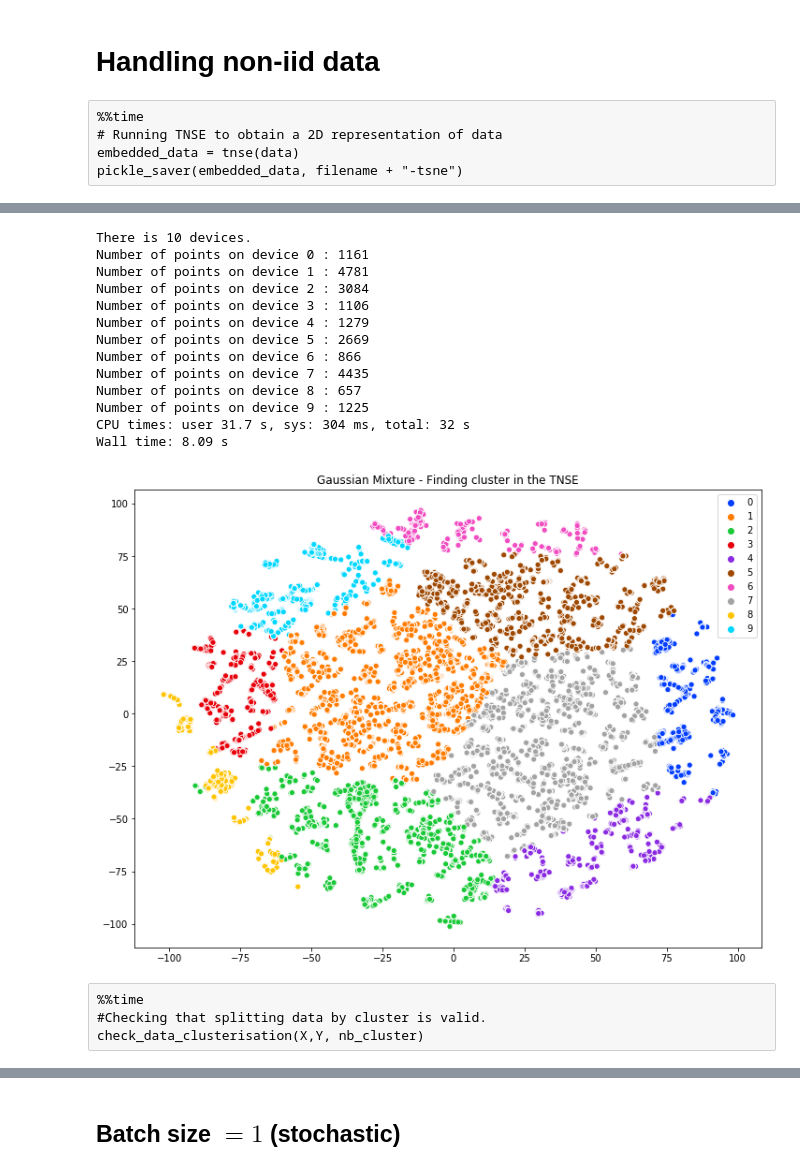
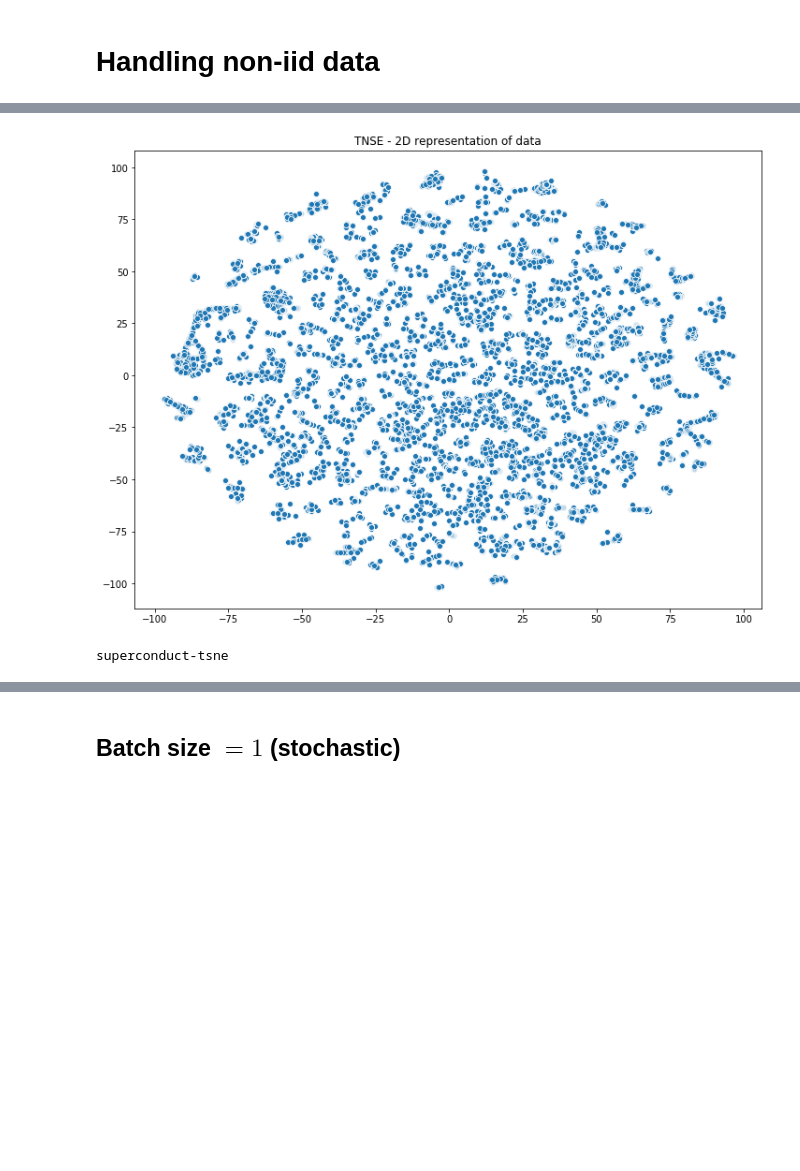
Before and after one commit to philipco/artemis-bidirectional-compression, a Jupyter notebook: notebook/superconduct.ipynb, the cells around one changed output, grey strips where cells are left out. Cells and saved outputs as stored; diff of their text form; code cells hidden in the pictures; blank space fills up the shorter version.

Commit message:
Add 4iters in clusterisation

```diff
--- a/notebook/superconduct.ipynb
+++ b/notebook/superconduct.ipynb
@@ -238,7 +235,8 @@ plot_error_dist(res.get_loss(obj), res.names, res.nb_devices_for_the_run, dim_no
 # %% [markdown]
 # Handling non-iid data
-# %% [raw]
-%%time
-# Running TNSE to obtain a 2D representation of data
-embedded_data = tnse(data)
-pickle_saver(embedded_data, filename + "-tsne")
+# %%
+%%time
+# Running TNSE to obtain a 2D representation of data
+embedded_data = tnse(data)
+pickle_saver(embedded_data, "{0}-tsne".format(filename))
+# %% [output]
@@ -245,28 +245,13 @@ pickle_saver(embedded_data, filename + "-tsne")
+[figure, added]
 # %%
 %%time
 nb_cluster = nb_devices_for_the_run
-embedded_data = pickle_loader(filename + "-tsne")
+print("{0}-tsne".format(filename))
+embedded_data = pickle_loader("{0}-tsne".format(filename))
 # Finding clusters in the TNSE
 predicted_cluster = find_cluster(embedded_data, nb_cluster)
 # With the found clusters, splitting data.
 X, Y = clustering_data(data, predicted_cluster, "critical_temp", nb_cluster, scale_Y=True)
-dim_notebook = X[0].shape[1]
+dim_notebook = X[0].shape[1] - 1
 # %% [output]
-There is 10 devices.
-Number of points on device 0 : 1161
-Number of points on device 1 : 4781
-Number of points on device 2 : 3084
-Number of points on device 3 : 1106
-Number of points on device 4 : 1279
-Number of points on device 5 : 2669
-Number of points on device 6 : 866
-Number of points on device 7 : 4435
-Number of points on device 8 : 657
-Number of points on device 9 : 1225
-CPU times: user 31.7 s, sys: 304 ms, total: 32 s
-Wall time: 8.09 s
+superconduct-tsne
-[figure, removed]
-# %% [raw]
-%%time
-#Checking that splitting data by cluster is valid.
-check_data_clusterisation(X,Y, nb_cluster)
```
Also changed, not shown: parts of 18 cells of this notebook, 2 other files.
